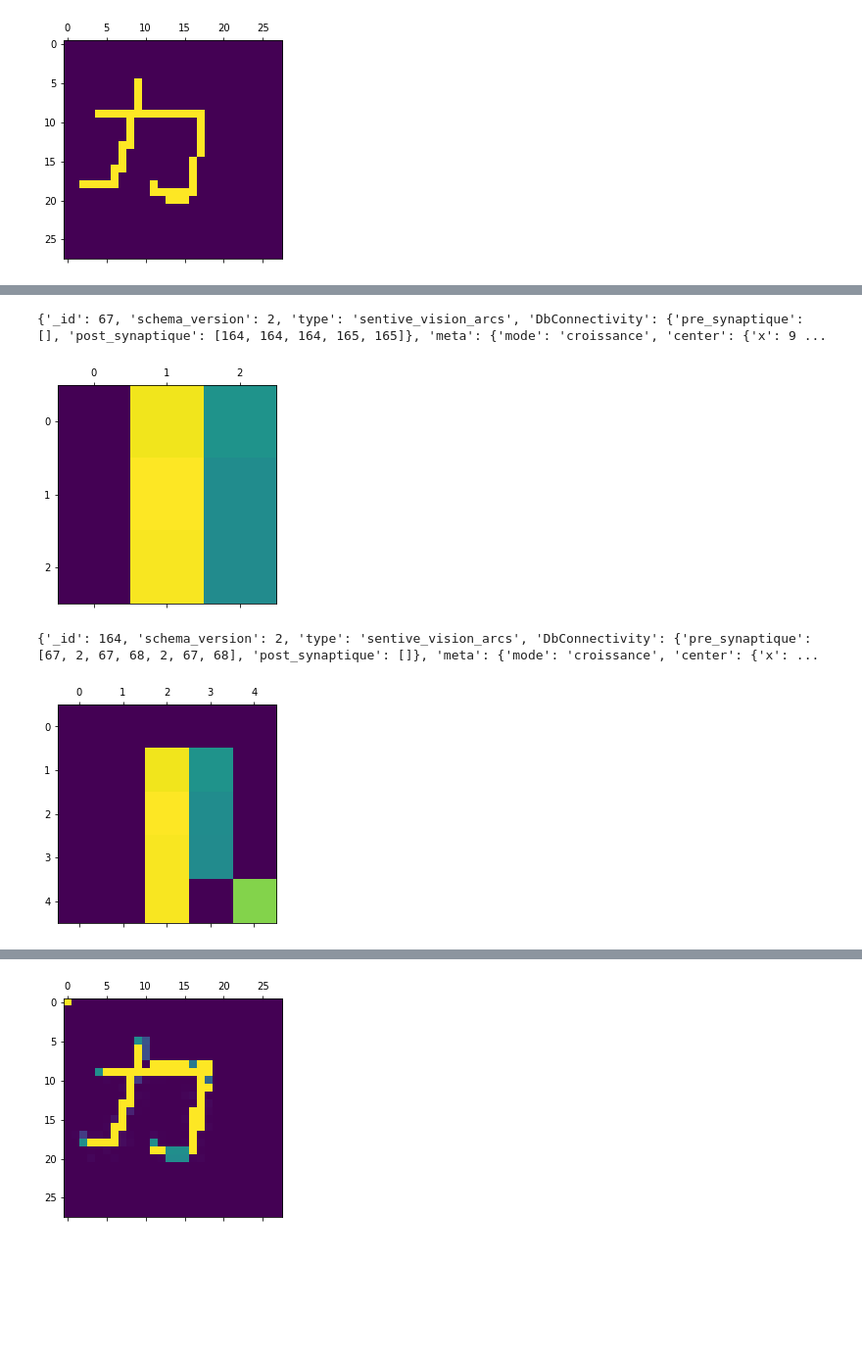
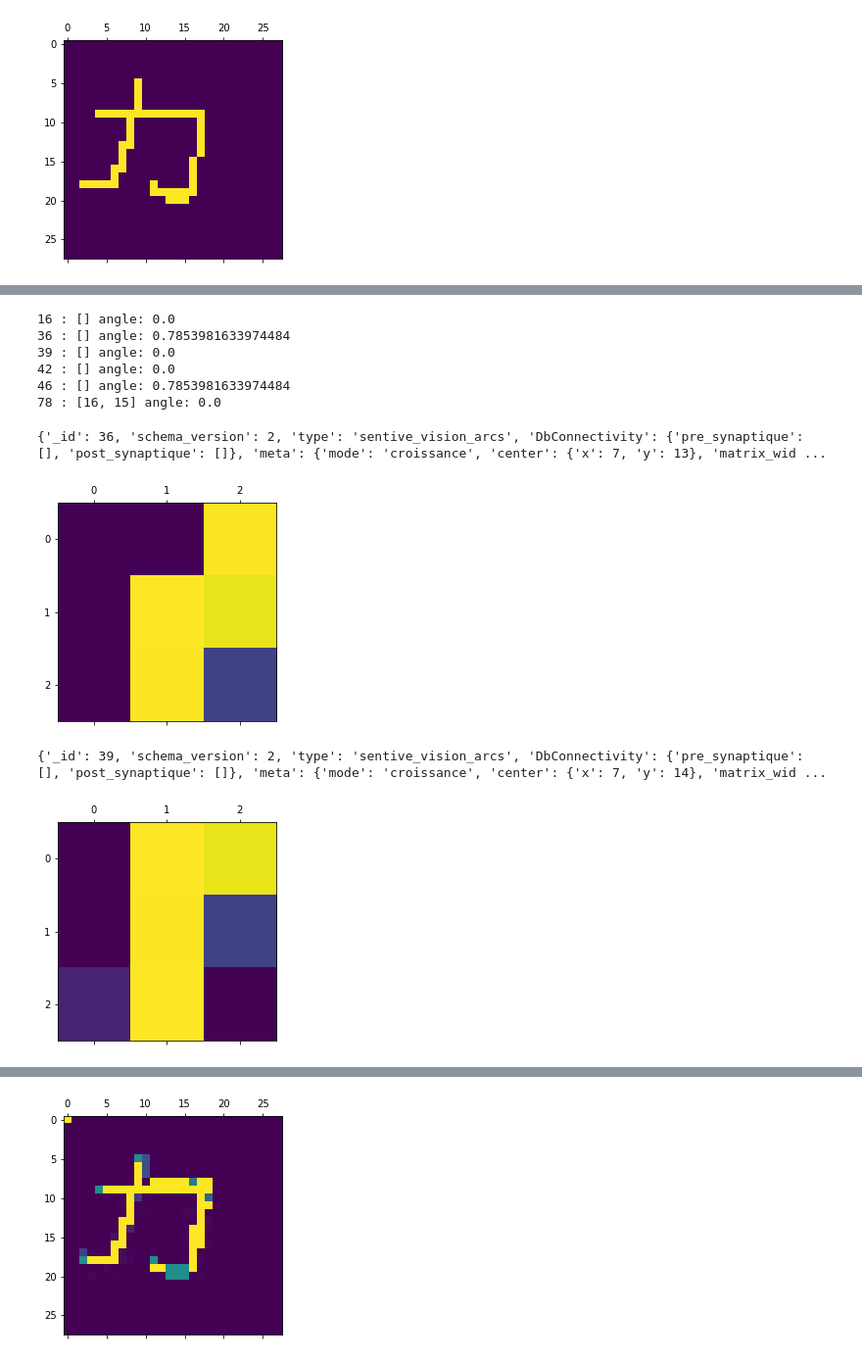
Before and after one commit to oliviermanette/metadl, a Jupyter notebook: starting_kit/sandbox_flod.ipynb, the cells around one changed output, grey strips where cells are left out. Shown at 98% size. Saved outputs shown, nothing was run; the diff lists cells and outputs as text; code cells hidden in the pictures; blank space fills up the shorter version.

```diff
--- a/starting_kit/sandbox_flod.ipynb
+++ b/starting_kit/sandbox_flod.ipynb
@@ -685,10 +685,21 @@ for item in pool_vision:
+# %%
+for item in pool_vision:
+    if item.neuron["meta"]["center"]["x"]==7:
+        print(item.neuron["_id"],":",item.neuron["DbConnectivity"]["pre_synaptique"], "angle:", item.neuron["meta"]["angle"])
+# %% [output]
+16 : [] angle: 0.0
+36 : [] angle: 0.7853981633974484
+39 : [] angle: 0.0
+42 : [] angle: 0.0
+46 : [] angle: 0.7853981633974484
+78 : [16, 15] angle: 0.0
 # %%
-show_receptive_field_id(67)
+show_receptive_field_id(36)
 # %% [output]
-{'_id': 67, 'schema_version': 2, 'type': 'sentive_vision_arcs', 'DbConnectivity': {'pre_synaptique': [], 'post_synaptique': [164, 164, 164, 165, 165]}, 'meta': {'mode': 'croissance', 'center': {'x': 9 ...
+{'_id': 36, 'schema_version': 2, 'type': 'sentive_vision_arcs', 'DbConnectivity': {'pre_synaptique': [], 'post_synaptique': []}, 'meta': {'mode': 'croissance', 'center': {'x': 7, 'y': 13}, 'matrix_wid ...
-[figure, old version]
+[figure, new version]
 # %%
-show_receptive_field_id(164)
+show_receptive_field_id(39)
 # %% [output]
-{'_id': 164, 'schema_version': 2, 'type': 'sentive_vision_arcs', 'DbConnectivity': {'pre_synaptique': [67, 2, 67, 68, 2, 67, 68], 'post_synaptique': []}, 'meta': {'mode': 'croissance', 'center': {'x': ...
+{'_id': 39, 'schema_version': 2, 'type': 'sentive_vision_arcs', 'DbConnectivity': {'pre_synaptique': [], 'post_synaptique': []}, 'meta': {'mode': 'croissance', 'center': {'x': 7, 'y': 14}, 'matrix_wid ...
-[figure, old version]
+[figure, new version]
```
Also changed, not shown: parts of 5 cells of this notebook.
